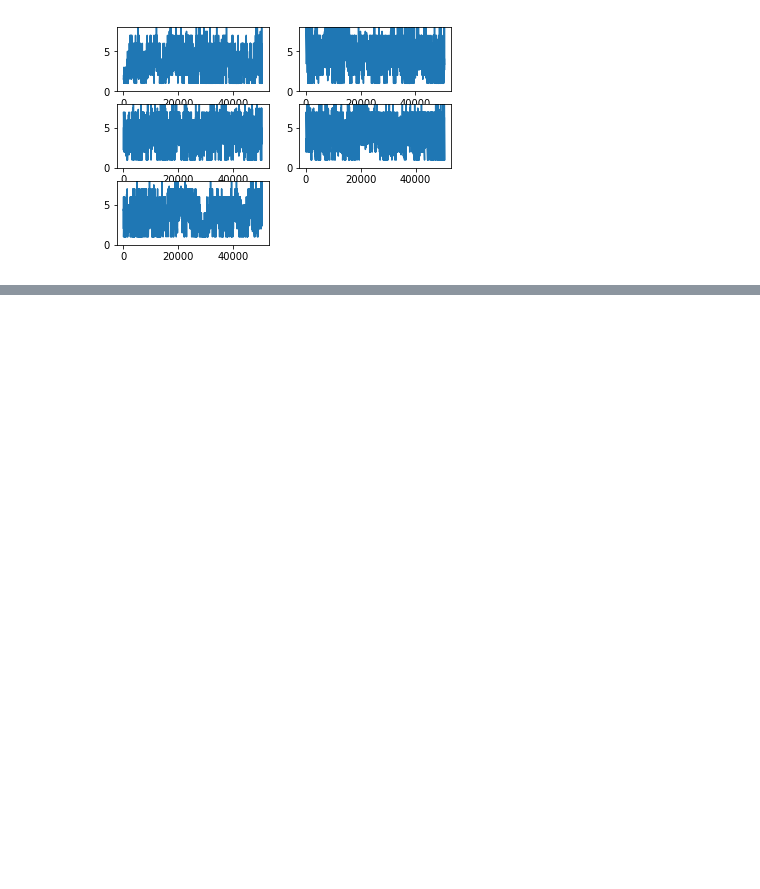
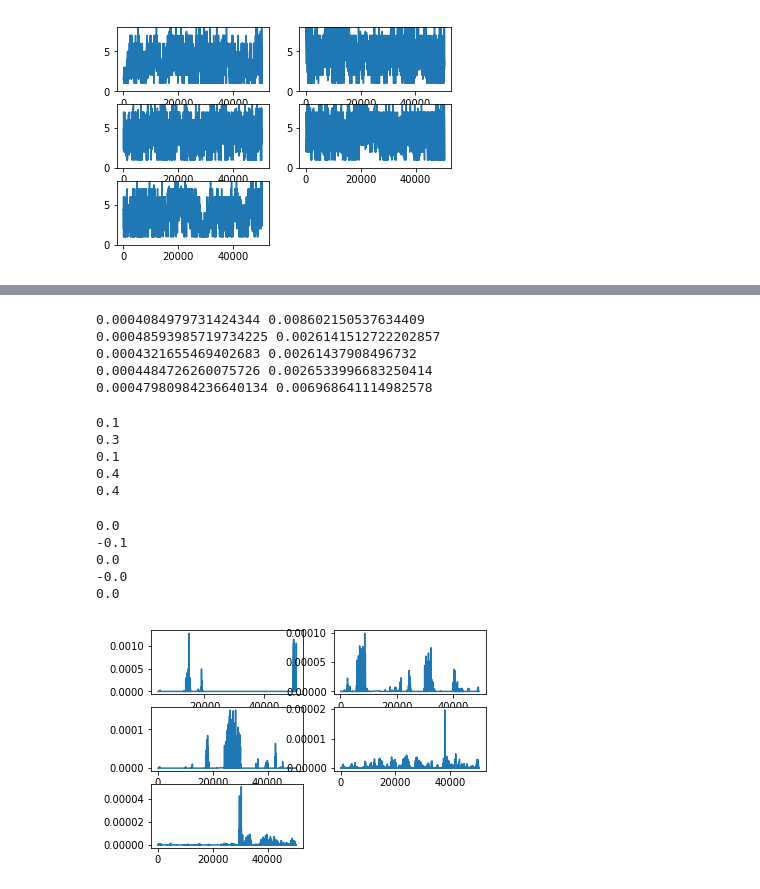
Before and after one commit to jecs89/LearningEveryDay, a Jupyter notebook: ML/Analyzing Complex Network - Measurement.ipynb, the cells around one changed output, grey strips where cells are left out. Saved outputs shown, nothing was run; the diff lists cells and outputs as text; code cells hidden in the pictures; blank space fills up the shorter version.

```diff
--- a/ML/Analyzing Complex Network - Measurement.ipynb
+++ b/ML/Analyzing Complex Network - Measurement.ipynb
@@ -125,0 +232,61 @@ for i in range(1,6):
+# %%
+for i in range(1,6):
+    G1=nx.read_pajek(prefix+pos+str(i)+pofix)
+    G=nx.Graph(G1)
+
+    rc = nx.rich_club_coefficient(G, normalized=False)
+
+    myval = []
+    for idx in rc:
+        myval.append(rc[idx])
+    print(str(np.min(np.array(myval))) + ' ' + str(np.max(np.array(myval))))
+# %% [output]
+0.0004084979731424344 0.008602150537634409
+0.00048593985719734225 0.0026141512722202857
+0.0004321655469402683 0.00261437908496732
+0.0004484726260075726 0.0026533996683250414
+0.00047980984236640134 0.006968641114982578
+# %%
+for i in range(1,6):
+    G1=nx.read_pajek(prefix+neg+str(i)+pofix)
+    G=nx.Graph(G1)
+    r=nx.degree_assortativity_coefficient(G)
+    print("%3.1f"%r)
+# %% [output]
+0.1
+0.3
+0.1
+0.4
+0.4
+# %%
+for i in range(1,6):
+    G1=nx.read_pajek(prefix+pos+str(i)+pofix)
+    G=nx.Graph(G1)
+    r=nx.degree_assortativity_coefficient(G)
+    print("%3.1f"%r)
+# %% [output]
+0.0
+-0.1
+0.0
+-0.0
+0.0
+# %%
+for i in range(1,6):
+    G1=nx.read_pajek(prefix+neg+str(i)+pofix)
+    G=nx.Graph(G1)
+    var = nx.betweenness_centrality(G)
+
+    mylist = []
+    myval = []
+    # print(var)
+    for idx in var:
+        mylist.append(int(idx))
+        myval.append(var[idx])
+    # print(mylist)
+    # print(myval)
+
+    ax = plt.subplot(3,2,i)
+#     ax.set_ylim((0, 8))
+    plt.plot(mylist,myval)
+# %% [output]
+[figure, added]
```
Also changed, not shown: parts of 10 cells of this notebook.
